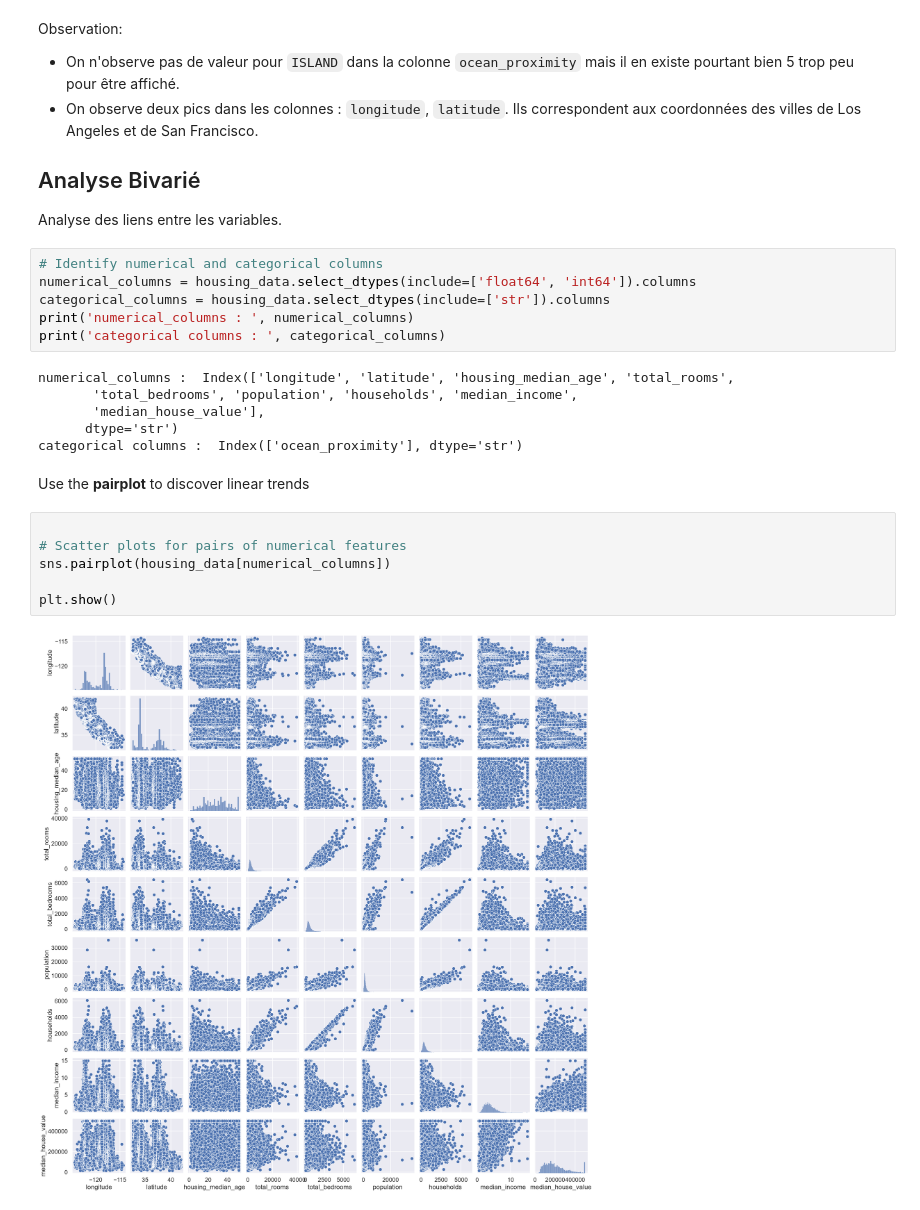
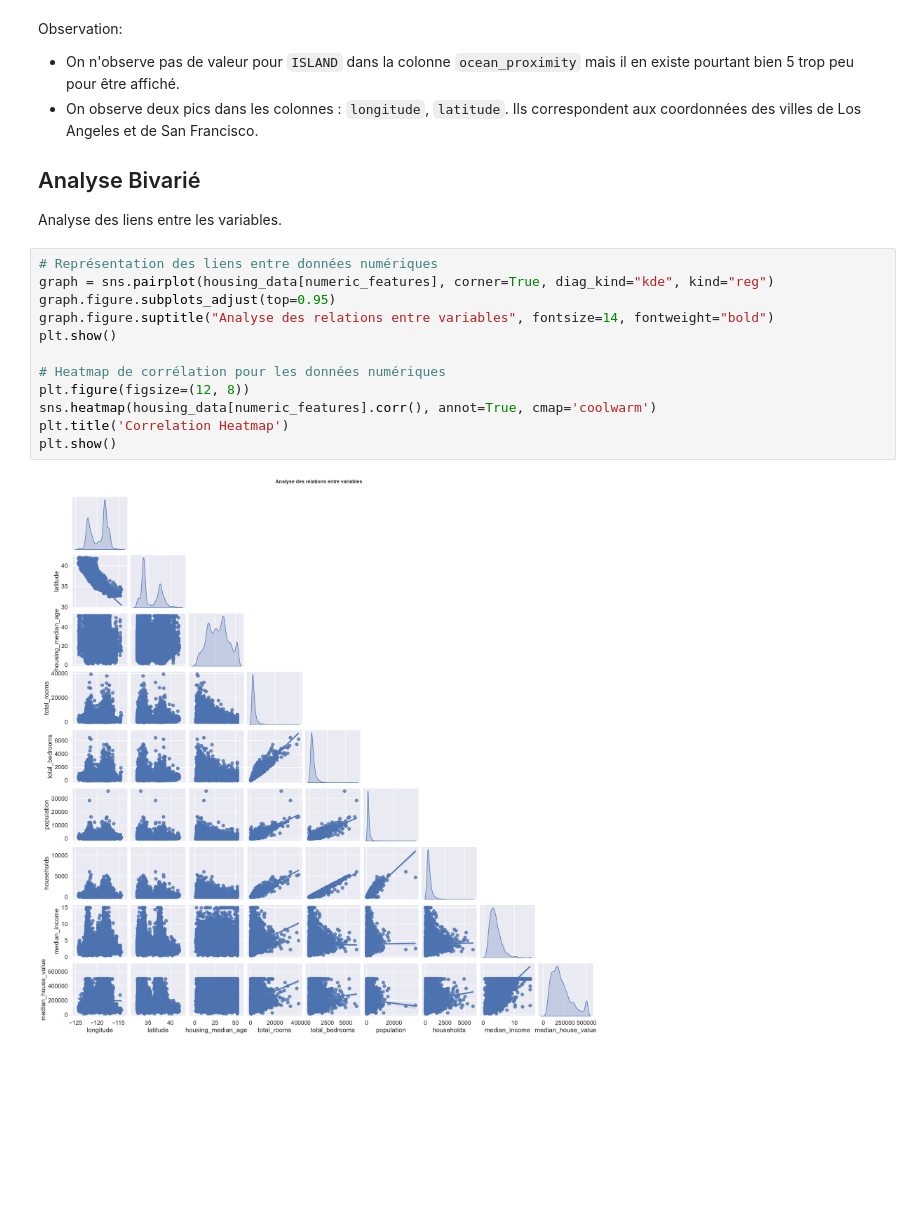
Before and after one commit to justinFransolet/MASI5_PROJET1_ALGO, a Jupyter notebook: notebooks/notebook.ipynb, the cells around one changed output. Cells and saved outputs as stored; diff of their text form; blank space fills up the shorter version.

```diff
--- a/notebooks/notebook.ipynb
+++ b/notebooks/notebook.ipynb
@@ -214,25 +214,17 @@ Observation:
 ## Analyse Bivarié
 
 Analyse des liens entre les variables.
-# %%
-# Identify numerical and categorical columns
-numerical_columns = housing_data.select_dtypes(include=['float64', 'int64']).columns
-categorical_columns = housing_data.select_dtypes(include=['str']).columns
-print('numerical_columns : ', numerical_columns)
-print('categorical columns : ', categorical_columns)
-# %% [output]
-numerical_columns :  Index(['longitude', 'latitude', 'housing_median_age', 'total_rooms',
-       'total_bedrooms', 'population', 'households', 'median_income',
-       'median_house_value'],
-      dtype='str')
-categorical columns :  Index(['ocean_proximity'], dtype='str')
-# %% [markdown]
-Use the **pairplot** to discover linear trends
 # %%
+# Représentation des liens entre données numériques
+graph = sns.pairplot(housing_data[numeric_features], corner=True, diag_kind="kde", kind="reg")
+graph.figure.subplots_adjust(top=0.95)
+graph.figure.suptitle("Analyse des relations entre variables", fontsize=14, fontweight="bold")
+plt.show()
 
-# Scatter plots for pairs of numerical features
-sns.pairplot(housing_data[numerical_columns])
-
+# Heatmap de corrélation pour les données numériques
+plt.figure(figsize=(12, 8))
+sns.heatmap(housing_data[numeric_features].corr(), annot=True, cmap='coolwarm')
+plt.title('Correlation Heatmap')
 plt.show()
 # %% [output]
-[figure, old version]
+[figure, new version]
```
Also changed, not shown: parts of 7 cells of this notebook.
